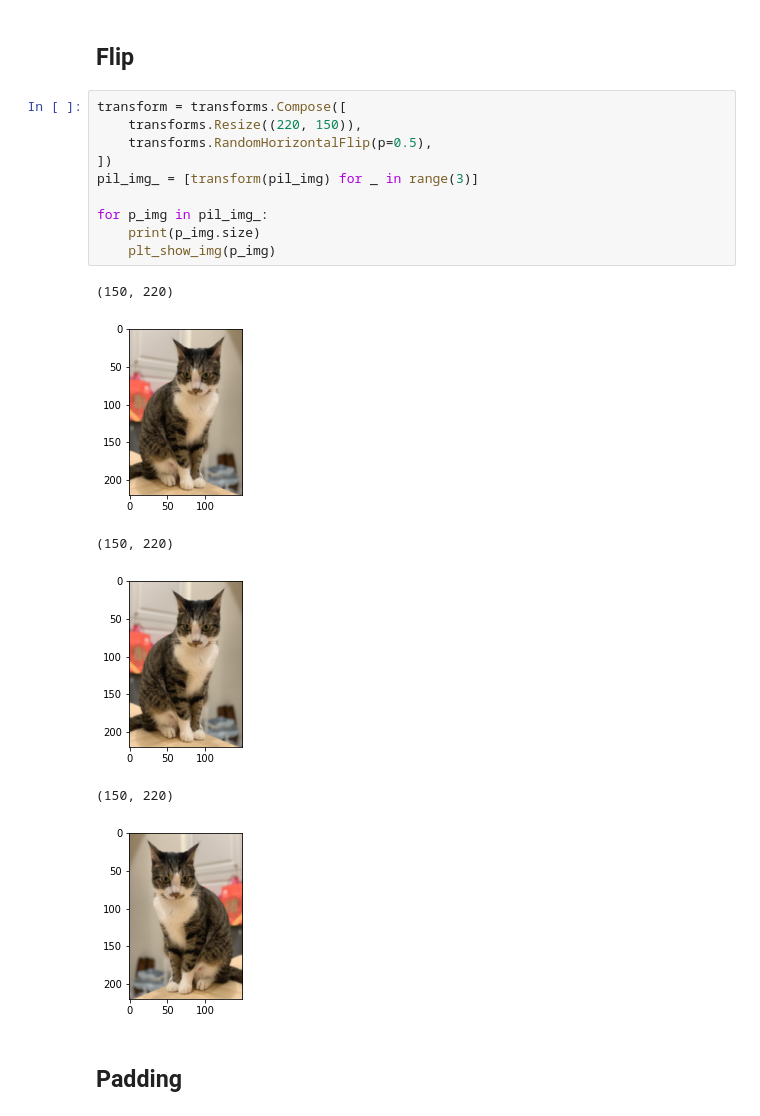
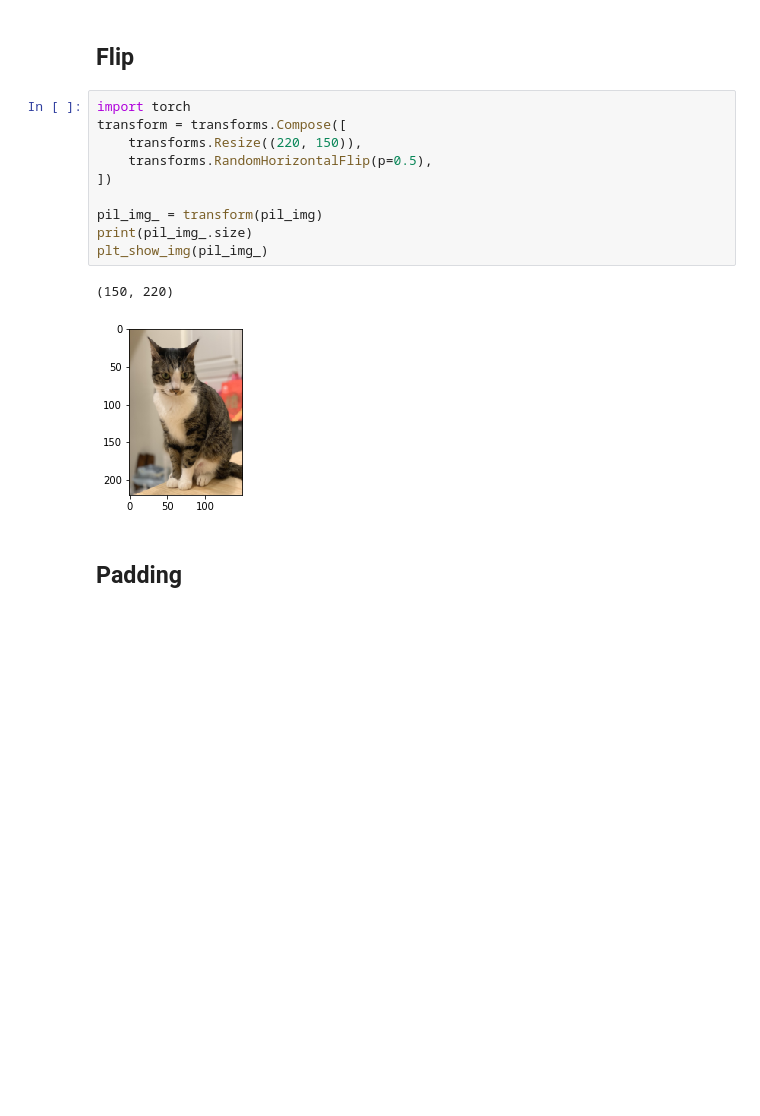
Before and after one commit to Cinnamon/2022GlobalBootcamp, a Jupyter notebook: computer_vision/cv_data_course_1-2.ipynb, the cells around one changed output. Saved outputs shown, nothing was run; the diff lists cells and outputs as text; blank space fills up the shorter version.

```diff
--- a/computer_vision/cv_data_course_1-2.ipynb
+++ b/computer_vision/cv_data_course_1-2.ipynb
@@ -77,22 +77,18 @@ for p_img in pil_img_:
 # %% [markdown]
 ## Flip
 # %%
+import torch
 transform = transforms.Compose([
     transforms.Resize((220, 150)),
     transforms.RandomHorizontalFlip(p=0.5),
 ])
-pil_img_ = [transform(pil_img) for _ in range(3)]
 
-for p_img in pil_img_:
-    print(p_img.size)
-    plt_show_img(p_img)
+pil_img_ = transform(pil_img)
+print(pil_img_.size)
+plt_show_img(pil_img_)
 # %% [output]
 (150, 220)
-[figure, old version]
+[figure, new version]
-(150, 220)
-[figure, removed]
-(150, 220)
-[figure, removed]
 # %% [markdown]
 ## Padding
 # %%
```
Also changed, not shown: parts of 3 cells of this notebook, 2 other files.
